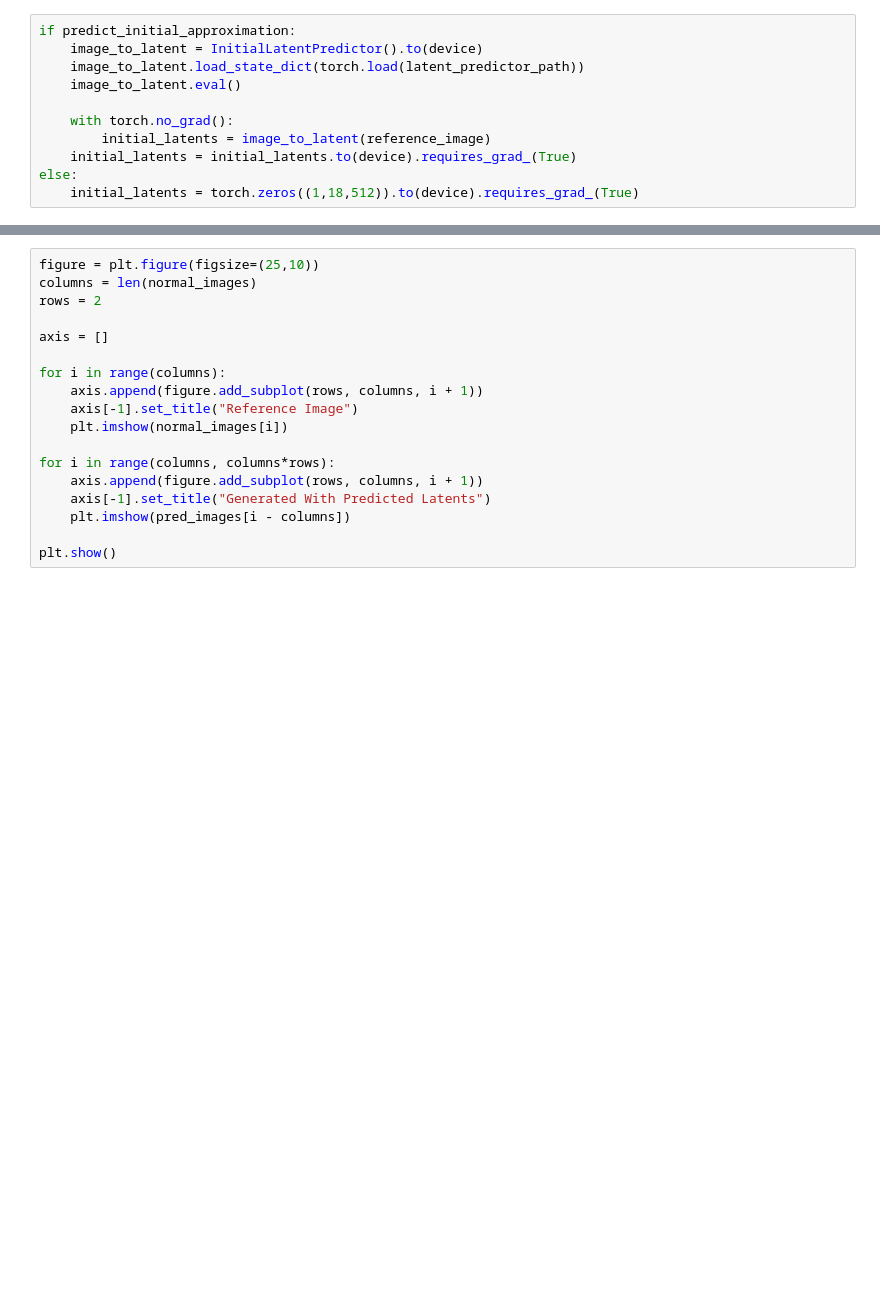
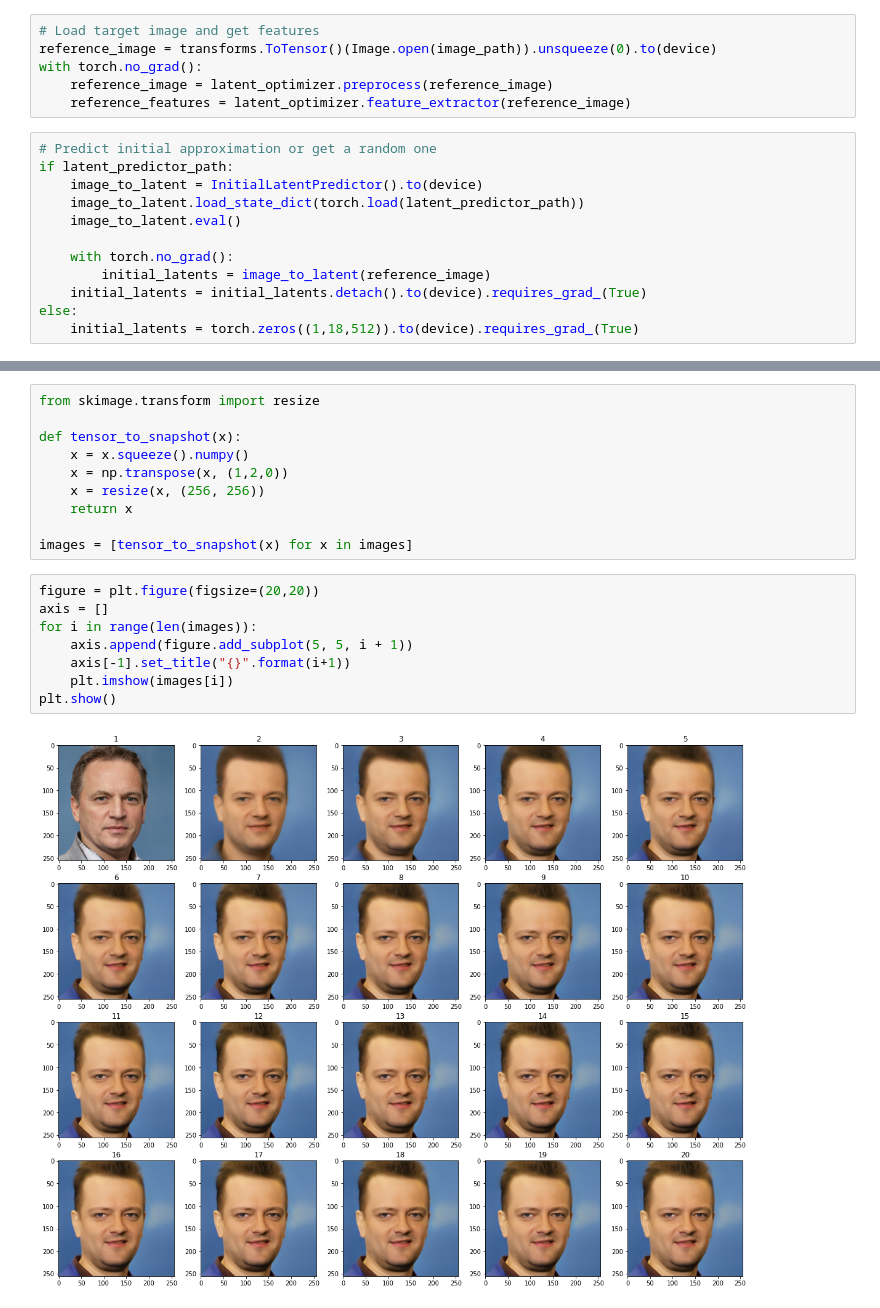
Before and after one commit to Andre6o6/stylegan-editing, a Jupyter notebook: StyleGAN_encode_images.ipynb, the cells around one changed output, grey strips where cells are left out. Saved outputs shown, nothing was run; the diff lists cells and outputs as text; blank space fills up the shorter version.

```diff
--- a/StyleGAN_encode_images.ipynb
+++ b/StyleGAN_encode_images.ipynb
@@ -133,12 +57,19 @@ reference_image = reference_image.detach()
+# %%
+# Load target image and get features
+reference_image = transforms.ToTensor()(Image.open(image_path)).unsqueeze(0).to(device)
+with torch.no_grad():
+    reference_image = latent_optimizer.preprocess(reference_image)
+    reference_features = latent_optimizer.feature_extractor(reference_image)
 # %%
-if predict_initial_approximation:
+# Predict initial approximation or get a random one
+if latent_predictor_path:
     image_to_latent = InitialLatentPredictor().to(device)
     image_to_latent.load_state_dict(torch.load(latent_predictor_path))
     image_to_latent.eval()
 
     with torch.no_grad():
         initial_latents = image_to_latent(reference_image)
-    initial_latents = initial_latents.to(device).requires_grad_(True)
+    initial_latents = initial_latents.detach().to(device).requires_grad_(True)
 else:
     initial_latents = torch.zeros((1,18,512)).to(device).requires_grad_(True)
 # %%
@@ -323,18 +107,20 @@ pred_images = list(map(lambda image: np.transpose(image, (1,2,0)), pred_images))
+# %%
+from skimage.transform import resize
+
+def tensor_to_snapshot(x):
+    x = x.squeeze().numpy()
+    x = np.transpose(x, (1,2,0))
+    x = resize(x, (256, 256))
+    return x
+
+images = [tensor_to_snapshot(x) for x in images]
 # %%
-figure = plt.figure(figsize=(25,10))
-columns = len(normal_images)
-rows = 2
-
+figure = plt.figure(figsize=(20,20))
 axis = []
-
-for i in range(columns):
-    axis.append(figure.add_subplot(rows, columns, i + 1))
-    axis[-1].set_title("Reference Image")
-    plt.imshow(normal_images[i])
-
-for i in range(columns, columns*rows):
-    axis.append(figure.add_subplot(rows, columns, i + 1))
-    axis[-1].set_title("Generated With Predicted Latents")
-    plt.imshow(pred_images[i - columns])
-
+for i in range(len(images)):
+    axis.append(figure.add_subplot(5, 5, i + 1))
+    axis[-1].set_title("{}".format(i+1))
+    plt.imshow(images[i])
 plt.show()
+# %% [output]
+[figure, added]
```
Also changed, not shown: parts of 27 cells of this notebook.
